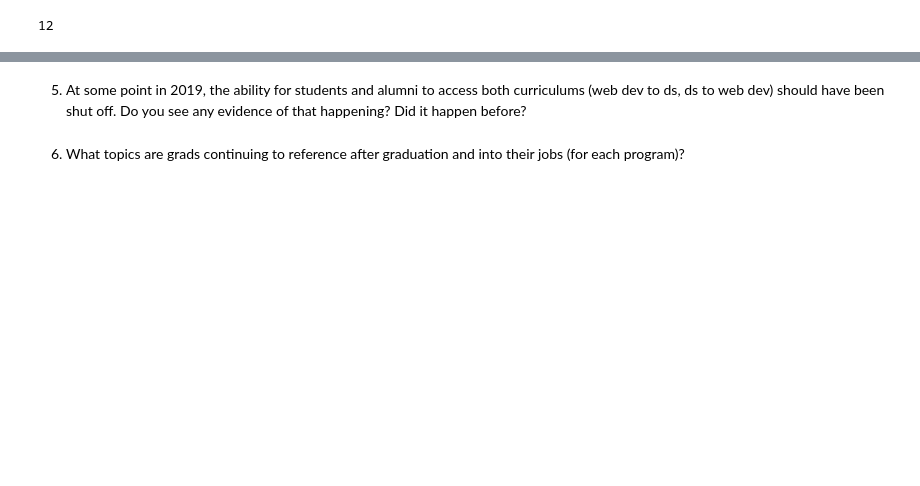
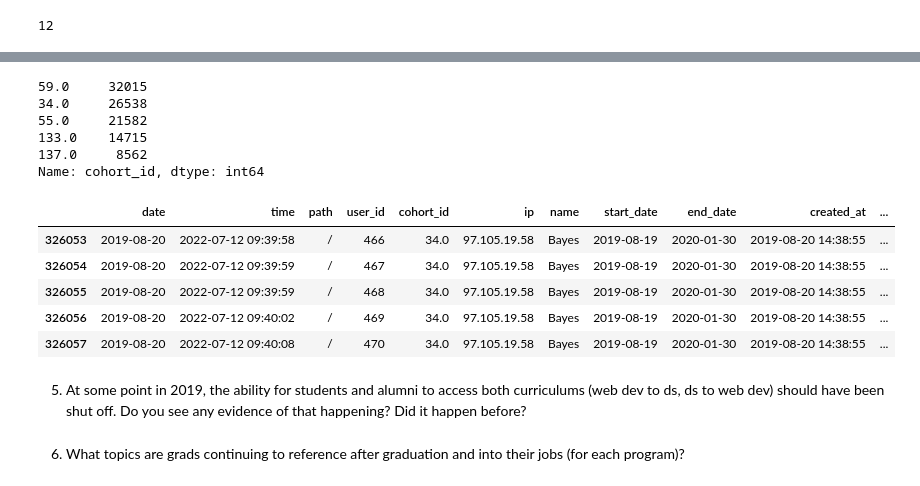
Before and after one commit to greg-paige-kayla-lincoln/anomaly_detection_project, a Jupyter notebook: Paige_scratchpad.ipynb, the cells around one changed output, grey strips where cells are left out. Drawn from its saved outputs; the diff is of its cells as text; code cells hidden in the pictures; blank space fills up the shorter version.

```diff
--- a/Paige_scratchpad.ipynb
+++ b/Paige_scratchpad.ipynb
@@ -118,3 +118,23 @@ frontend.head()
+# %%
+ds.cohort_id.value_counts()
+# %% [output]
+59.0     32015
+34.0     26538
+55.0     21582
+133.0    14715
+137.0     8562
+Name: cohort_id, dtype: int64
+# %%
+# Create df by DS cohort
+ds_cohort = df[(df.cohort_id == 59.0) | (df.cohort_id == 34.0) | (df.cohort_id == 55.0) | (df.cohort_id == 133.0) | (df.cohort_id == 137.0)]
+ds_cohort.head()
+# %% [output]
+|  | date | time | path | user_id | cohort_id | ip | name | start_date | end_date | created_at | ... |
+| 326053 | 2019-08-20 | 2022-07-12 09:39:58 | / | 466 | 34.0 | 97.105.19.58 | Bayes | 2019-08-19 | 2020-01-30 | 2019-08-20 14:38:55 | ... |
+| 326054 | 2019-08-20 | 2022-07-12 09:39:59 | / | 467 | 34.0 | 97.105.19.58 | Bayes | 2019-08-19 | 2020-01-30 | 2019-08-20 14:38:55 | ... |
+| 326055 | 2019-08-20 | 2022-07-12 09:39:59 | / | 468 | 34.0 | 97.105.19.58 | Bayes | 2019-08-19 | 2020-01-30 | 2019-08-20 14:38:55 | ... |
+| 326056 | 2019-08-20 | 2022-07-12 09:40:02 | / | 469 | 34.0 | 97.105.19.58 | Bayes | 2019-08-19 | 2020-01-30 | 2019-08-20 14:38:55 | ... |
+| 326057 | 2019-08-20 | 2022-07-12 09:40:08 | / | 470 | 34.0 | 97.105.19.58 | Bayes | 2019-08-19 | 2020-01-30 | 2019-08-20 14:38:55 | ... |
 # %% [markdown]
 5. At some point in 2019, the ability for students and alumni to access both curriculums (web dev to ds, ds to web dev) should have been shut off. Do you see any evidence of that happening? Did it happen before?
 # %% [markdown]
```
Also changed, not shown: parts of 29 cells of this notebook.
